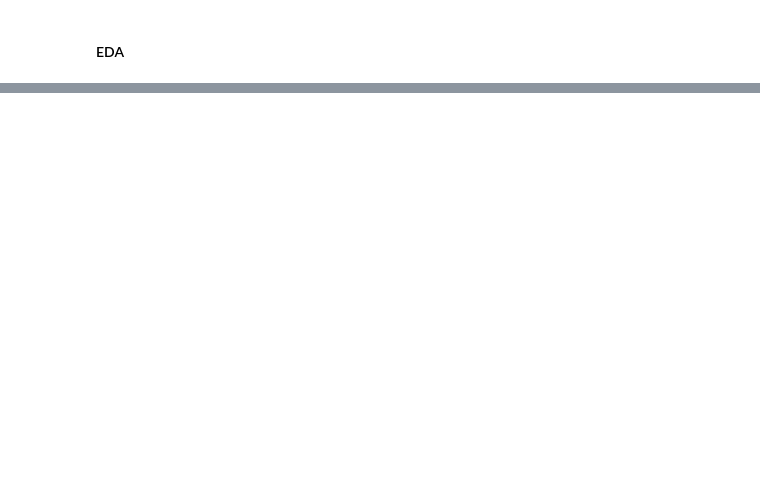
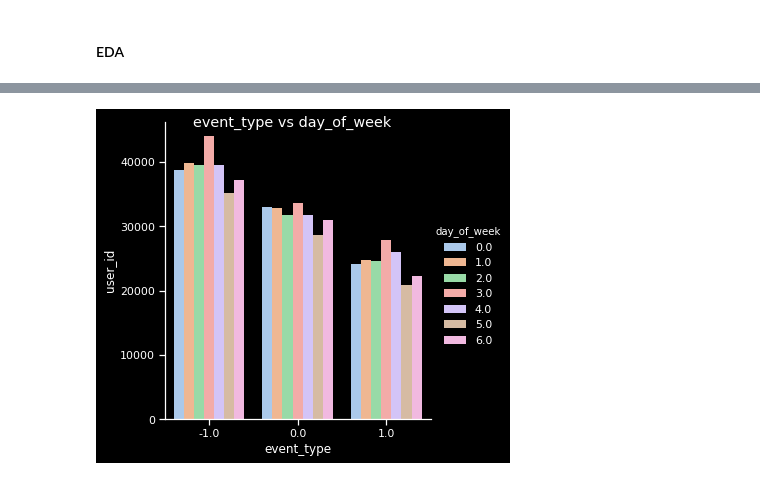
Before and after one commit to sachinnpraburaj/Session-based-e-commerce-events-classification, a Jupyter notebook: notebooks/multi-class classification.ipynb, the cells around one changed output, grey strips where cells are left out. Cells and saved outputs as stored; diff of their text form; code cells hidden in the pictures; blank space fills up the shorter version.

```diff
--- a/notebooks/multi-class classification.ipynb
+++ b/notebooks/multi-class classification.ipynb
@@ -77,0 +93,8 @@ plt.show()
+# %%
+g = sns.catplot(x='event_type',y='user_id', hue='day_of_week', kind='bar',\
+            data=input_df.groupby(['day_of_week','event_type']).user_id.count().reset_index())
+g.fig.suptitle('event_type vs day_of_week')
+plt.show()
+plt.close()
+# %% [output]
+[figure, added]
```
Also changed, not shown: parts of 14 cells of this notebook, 1 other file.
